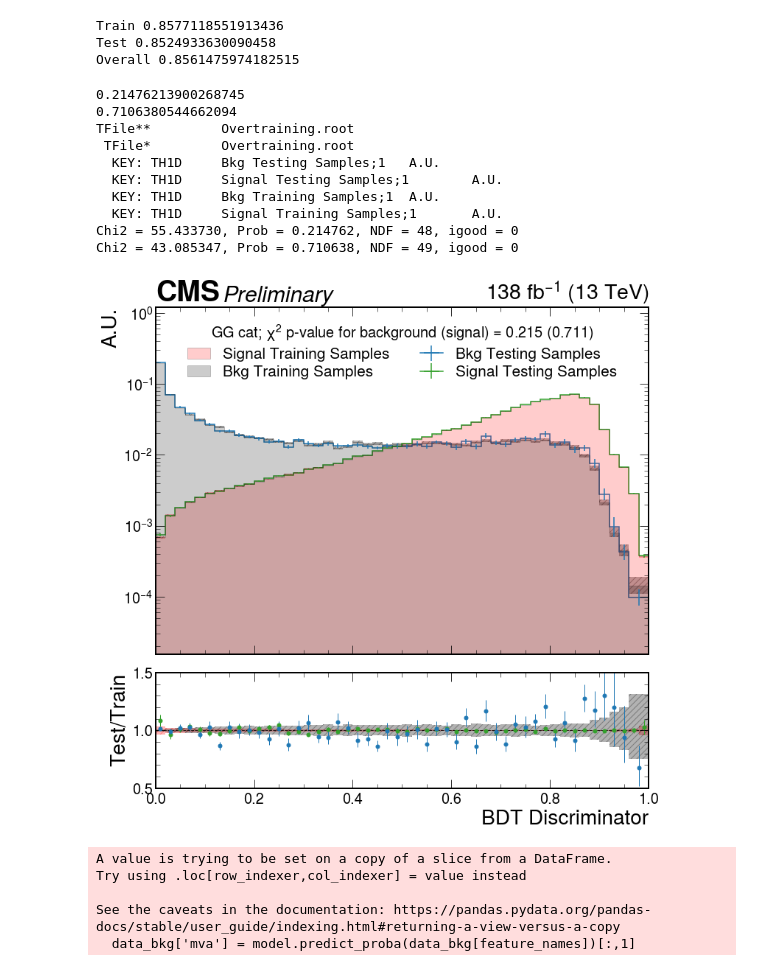
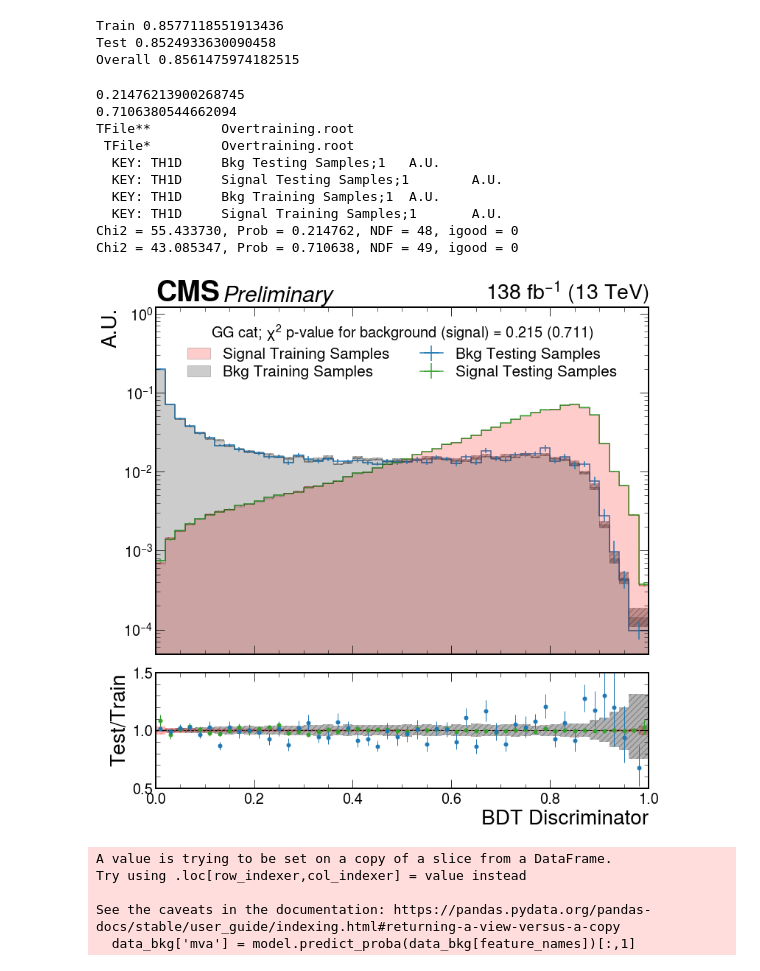
Before and after one commit to kawaho/XGBoost-for-HtoEMu, a Jupyter notebook: CombTraining.ipynb, the cells around one changed output. Saved outputs shown, nothing was run; the diff lists cells and outputs as text; code cells hidden in the pictures.

```diff
--- a/CombTraining.ipynb
+++ b/CombTraining.ipynb
@@ -92,5 +84,5 @@ Total Bkg Training weights Total Sig Training weights
 # %%
-feature_names = ['njets', 'met', 'DeltaEta_e_m', 'empt', 'DeltaPhi_em_met', 'j1pt', 'j1Eta', 'DeltaEta_j1_j2', 'j1_j2_mass', 'DeltaEta_j1_em', 'Ht_had', 'Rpt', 'j2pt', 'pt_cen_Deltapt']
+feature_names = ['njets', 'met', 'DeltaEta_e_m', 'empt', 'DeltaPhi_em_met', 'j1pt', 'j2pt', 'DeltaEta_j1_em', 'j1Eta', 'DeltaEta_j1_j2', 'j1_j2_mass', 'Ht_had', 'Rpt', 'pt_cen_Deltapt']
 # %%
 # Train with the default model to select features
 tic = time.time()
@@ -356,35 +348,35 @@ for fc, bin12 in zip(facecolor, [Binning[2], Binning[0]]):
         denom_fill_opts=denom_fill_opts,
         guide_opts={},
         unc='num',
         clear=False
     )
 
 
 ax.set_yscale('log')
-ax.set_ylim(10**(math.log10(min([i for i in sorted(h[:, 'Bkg Training Samples'].values()[('Bkg Training Samples',)]) if i!=0]))), 10**(math.log10(h[:, 'Bkg Training Samples'].values()[('Bkg Training Samples',)].max()+1)))
+ax.set_ylim(10**(math.log10(min([i for i in sorted(h[:, 'Bkg Training Samples'].values()[('Bkg Training Samples',)]) if i!=0]))+.5), 10**(math.log10(h[:, 'Bkg Training Samples'].values()[('Bkg Training Samples',)].max()+1)))
 #ax.set_ylim(0.000001, 10**(math.ceil(math.log10(h[:, 'Bkg Training Samples'].sum("MVA").values()[('Bkg Training Samples',)]))+1))
 #ax.set_ylim(0, 10**5)
 ax.set_xlabel(None)
 leg = ax.legend(fontsize='x-small', labelspacing=0.25, ncol=2, loc=9, title=f'{catcatcat2}; $\chi^{2}$ p-value for background (signal) = {p_bkg:.3f} ({p_sig:.3f})')
 
 rax.set_xlim(0, 1)
 rax.set_ylim(0.5, 1.5)
 rax.set_ylabel("Test/Train", loc='center')
 
 lumi = mplhep.cms.label(ax=ax, lumi=138, label="Preliminary", data=1)
 fig.savefig(f'plots/BDTValid/{catcatcat}_overtrain.png')
 # %% [output]
 0.21476213900268745
 0.7106380544662094
 TFile**         Overtraining.root
  TFile*         Overtraining.root
   KEY: TH1D     Bkg Testing Samples;1   A.U.
   KEY: TH1D     Signal Testing Samples;1        A.U.
   KEY: TH1D     Bkg Training Samples;1  A.U.
   KEY: TH1D     Signal Training Samples;1       A.U.
 Chi2 = 55.433730, Prob = 0.214762, NDF = 48, igood = 0
 Chi2 = 43.085347, Prob = 0.710638, NDF = 49, igood = 0
-[figure, old version]
+[figure, new version]
 # %%
 from coffea import hist
 
```
Also changed, not shown: parts of 3 cells of this notebook, 2 other files.
